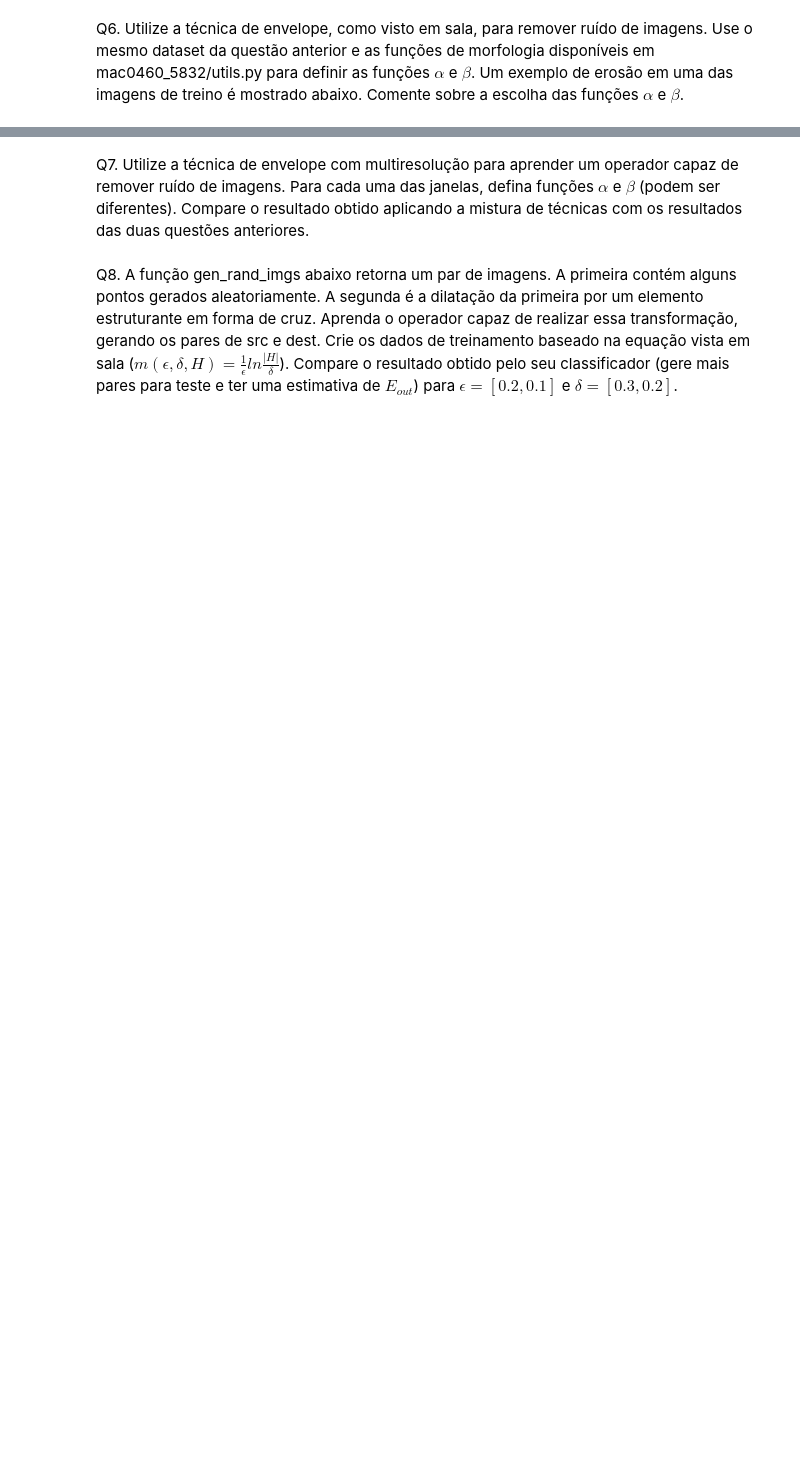
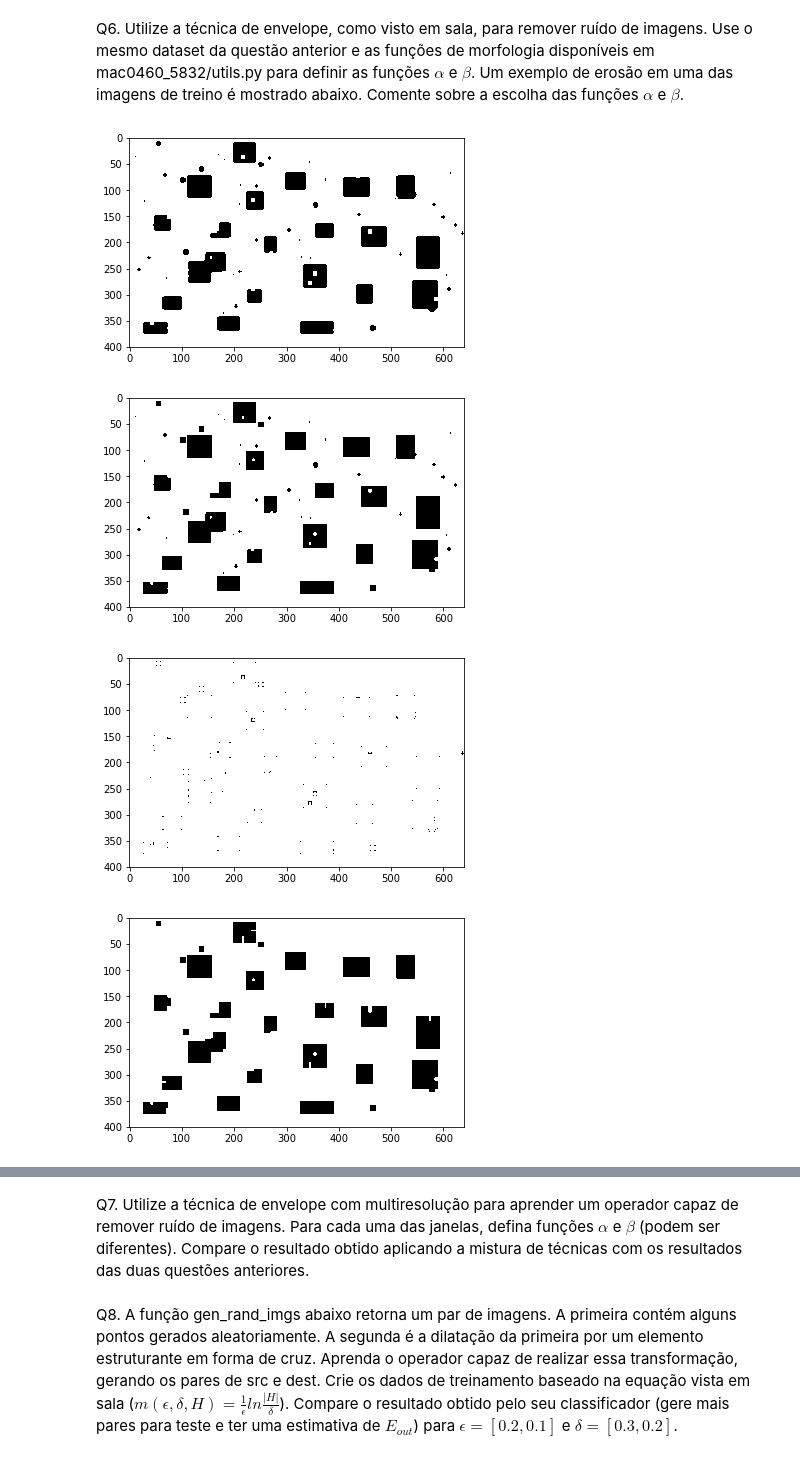
Before and after one commit to gustavoem/bcc, a Jupyter notebook: 7semestre/460/ep1/ep1.ipynb, the cells around one changed output, grey strips where cells are left out. Drawn from its saved outputs; the diff is of its cells as text; code cells hidden in the pictures; blank space fills up the shorter version.

```diff
--- a/7semestre/460/ep1/ep1.ipynb
+++ b/7semestre/460/ep1/ep1.ipynb
@@ -817,0 +808,64 @@ draw_img(erosion(src6_1, se_box(2)))
+# %%
+########################################################################
+dest6 = read_img ("images/q5/q5_dest.png")
+src6_1 = read_img ("images/q5/q5_src1.png")
+src6_2 = read_img ("images/q5/q5_src2.png")
+src6_3 = read_img ("images/q5/q5_src3.png")
+src6_4 = read_img ("images/q5/q5_src4.png")
+src6_5 = read_img ("images/q5/q5_src5.png")
+src6_6 = read_img ("images/q5/q5_src6.png")
+src6_7 = read_img ("images/q5/q5_src7.png")
+src6_8 = read_img ("images/q5/q5_src8.png")
+src6_9 = read_img ("images/q5/q5_src9.png")
+src6_10 = read_img ("images/q5/q5_src10.png")
+q6test1 = read_img ("images/q5/q5_test1.png")
+q6test2 = read_img ("images/q5/q5_test2.png")
+q6test3 = read_img ("images/q5/q5_test3.png")
+# print ("Lets consider an image: ")
+# draw_img (src6_1)
+# print ("And its expected result: ")
+# draw_img (dest6)
+# print ("An erosion operator alpha that is able to remove most of the"
+#     + " black noise")
+# draw_img (erosion (q6test1, se_box (3)))
+# print ("A dilation operator betha that is able to remove most of the"
+#     + " white noise")
+# draw_img (dilation (q6test1, se_box (3)))
+
+# Samples images
+wopl = WOperatorLearner (5, 5)
+w_shape = (5, 5)
+wopl.sample_image (src6_1, dest6)
+wopl.sample_image (src6_2, dest6)
+wopl.sample_image (src6_3, dest6)
+wopl.sample_image (src6_4, dest6)
+wopl.sample_image (src6_5, dest6)
+# wopl.sample_image (src6_6, dest6)
+# wopl.sample_image (src6_7, dest6)
+# wopl.sample_image (src6_8, dest6)
+# wopl.sample_image (src6_9, dest6)
+# wopl.sample_image (src6_10, dest6)
+
+# Creates W-Operator psi
+h = wopl.get_hypothesis ()
+wop = WOperator (h, w_shape)
+
+
+# Operate on test images with envelope of alpha and betha
+psi = wop.operate_image (q6test1)
+draw_img (psi)
+# alpha = erosion (q6test1, se_box (5))
+alpha = dilation (erosion (q6test1, se_box (5)), se_box (5))
+# betha = dilation (q6test1, se_box (5))
+betha = erosion (dilation (q6test1, se_box (5)), se_box (5))
+
+res1 = np.multiply (betha, alpha + psi)
+draw_img (res1)
+draw_img (np.logical_xor (psi, res1))
+draw_img (alpha)
+draw_img (betha)
+# %% [output]
+[figure, added]
+[figure, added]
+[figure, added]
+[figure, added]
```
Also changed, not shown: parts of 4 cells of this notebook, 3 other files.
